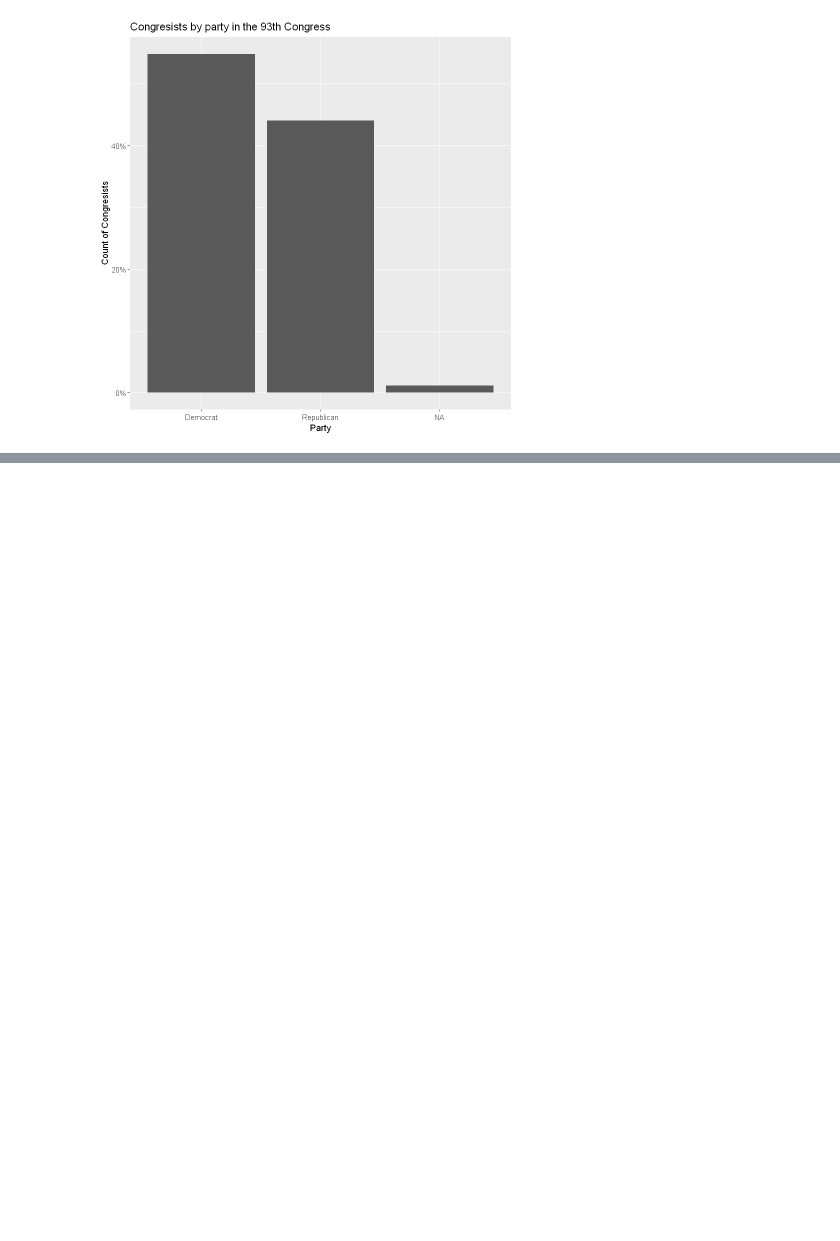
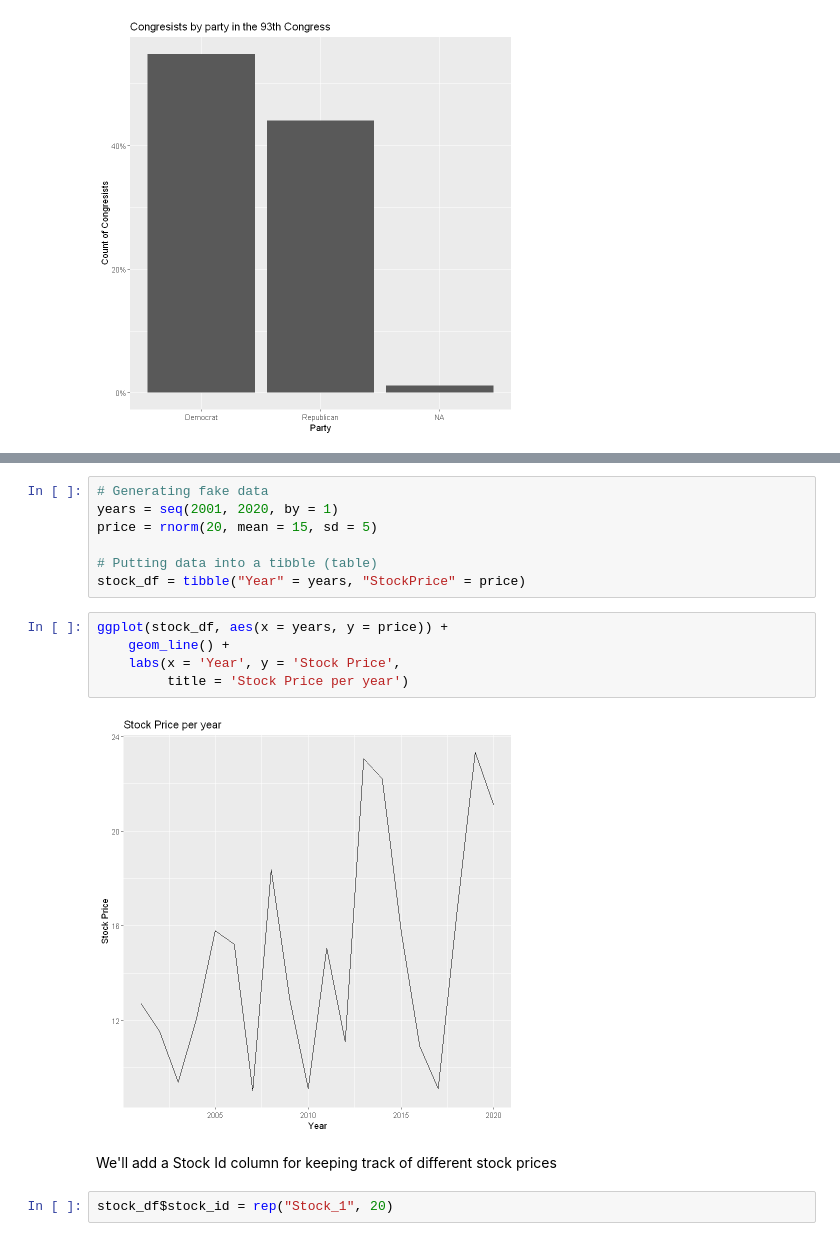
Before and after one commit to ignacioaristimuno/Courses, a Jupyter notebook: R/Data Visualization and Dashboarding with R/2. Data visualization in R with ggplot2.ipynb, the cells around one changed output, grey strips where cells are left out. Drawn from its saved outputs; the diff is of its cells as text; blank space fills up the shorter version.

```diff
--- a/R/Data Visualization and Dashboarding with R/2. Data visualization in R with ggplot2.ipynb
+++ b/R/Data Visualization and Dashboarding with R/2. Data visualization in R with ggplot2.ipynb
@@ -424,0 +458,18 @@ df %>%
+# %%
+# Generating fake data
+years = seq(2001, 2020, by = 1)
+price = rnorm(20, mean = 15, sd = 5)
+
+# Putting data into a tibble (table)
+stock_df = tibble("Year" = years, "StockPrice" = price)
+# %%
+ggplot(stock_df, aes(x = years, y = price)) +
+    geom_line() +
+    labs(x = 'Year', y = 'Stock Price',
+         title = 'Stock Price per year')
+# %% [output]
+[figure, added]
+# %% [markdown]
+We'll add a Stock Id column for keeping track of different stock prices
+# %%
+stock_df$stock_id = rep("Stock_1", 20)
```
Also changed, not shown: parts of 36 cells of this notebook.
